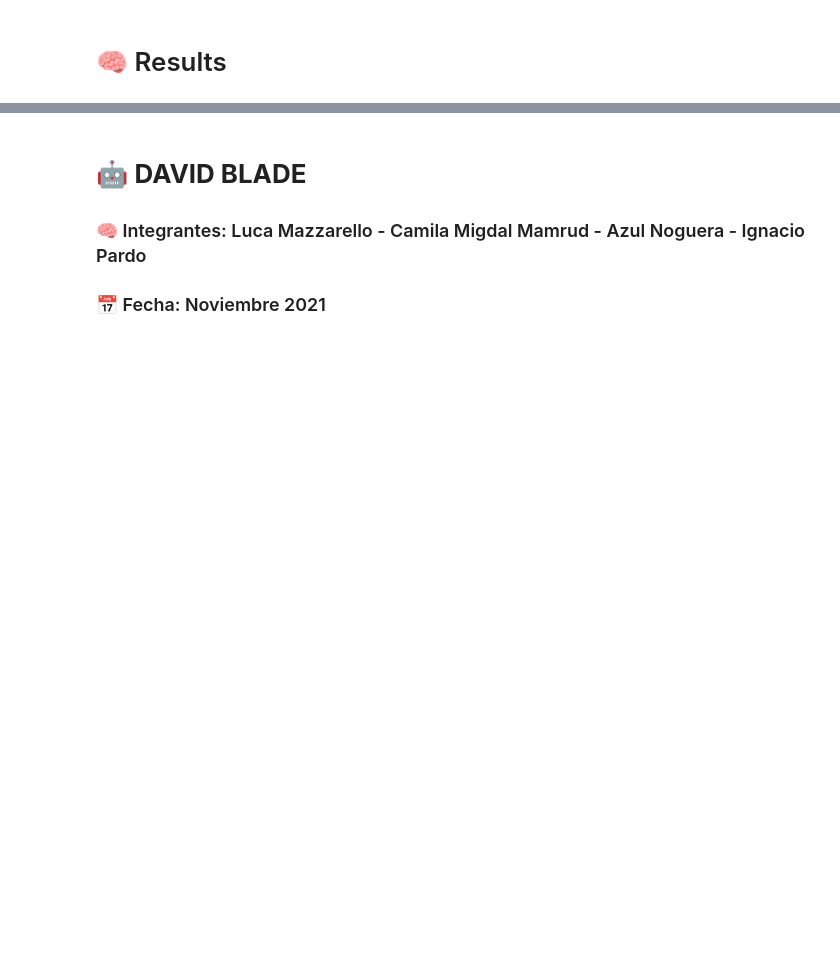
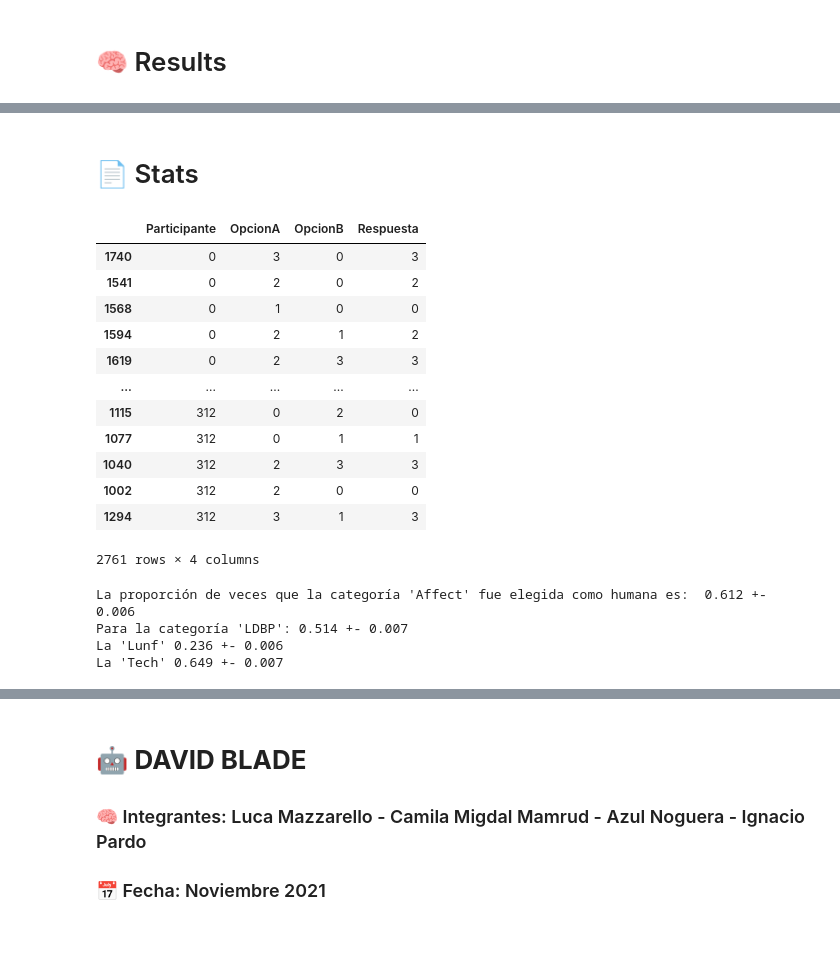
Before and after one commit to IgnacioPardo/DavidBlade, a Jupyter notebook: David_Blade.ipynb, the cells around one changed output, grey strips where cells are left out. Drawn from its saved outputs; the diff is of its cells as text; code cells hidden in the pictures; blank space fills up the shorter version.

```diff
--- a/David_Blade.ipynb
+++ b/David_Blade.ipynb
@@ -413 +411,3 @@ display(Markdown("<br><br>"))
 <br><br>
+# %% [markdown]
+# 📄 Stats
@@ -413,0 +422,52 @@ display(Markdown("<br><br>"))
+# %%
+dataMcCoy
+# %% [output]
+|  | Participante | OpcionA | OpcionB | Respuesta |
+| 1740 | 0 | 3 | 0 | 3 |
+| 1541 | 0 | 2 | 0 | 2 |
+| 1568 | 0 | 1 | 0 | 0 |
+| 1594 | 0 | 2 | 1 | 2 |
+| 1619 | 0 | 2 | 3 | 3 |
+| ... | ... | ... | ... | ... |
+| 1115 | 312 | 0 | 2 | 0 |
+| 1077 | 312 | 0 | 1 | 1 |
+| 1040 | 312 | 2 | 3 | 3 |
+| 1002 | 312 | 2 | 0 | 0 |
+| 1294 | 312 | 3 | 1 | 3 |
+2761 rows × 4 columns
+# %%
+# Sabemos que cada palabra corresponde a una de las 4 posibles categorías
+# Primero me fijo en qué fila (cada una de las preguntas) se incluyó alguna palabra de la categoría 1 (indexCat1),
+# La 2 (indexCat2) y etc.
+indexCat1 = (dataMcCoy["OpcionA"]==0) | (dataMcCoy["OpcionB"]==0) # Se incluyó la categoría 1 en la pregunta (ya sea en la posición A o bien la B)
+indexCat2 = (dataMcCoy["OpcionA"]==1) | (dataMcCoy["OpcionB"]==1)
+indexCat3 = (dataMcCoy["OpcionA"]==2) | (dataMcCoy["OpcionB"]==2)
+indexCat4 = (dataMcCoy["OpcionA"]==3) | (dataMcCoy["OpcionB"]==3)
+#Gracias a los índices puedo filtrar los datos y creo 4 matrices distintas
+cat1 = dataMcCoy[indexCat1] # Esta cuenta con todas las veces que se incluyó una palabra de la categoría 1 en la pregunta
+cat2 = dataMcCoy[indexCat2] # De la categoría 2
+cat3 = dataMcCoy[indexCat3]
+cat4 = dataMcCoy[indexCat4]
+
+#Creo un vector que indica cuántas veces se eligió cada categoría
+#En este caso 'elegir' quiere decir que se consideró como la palabra propuesta por una persona
+countCategories = np.array([np.size(cat1[cat1["Respuesta"]==0]), np.size(cat2[cat2["Respuesta"]==1]),
+                  np.size(cat3[cat3["Respuesta"]==2]), np.size(cat4[cat4["Respuesta"]==3])])
+# Me fijo la cantidad de preguntas en las que se incluyo cada categoria
+sampleSizeCat = np.array([np.size(cat1), np.size(cat2), np.size(cat3), np.size(cat4)])
+
+# Notar que como trabajo con NumPy, en una sola línea estoy realizando las 4 divisiones
+proportionCategories = countCategories/sampleSizeCat
+proportionValues = proportionCategories
+# Calculo el error standar para una proporcion
+sepValues = proportion.std_prop(proportionCategories,sampleSizeCat)
+
+print("La proporción de veces que la categoría '"+labels[0]+"' fue elegida como humana es: ",round(proportionValues[0],3),"+-",round(sepValues[0],3),
+        "\nPara la categoría '"+labels[1]+"':",round(proportionValues[1],3),"+-",round(sepValues[1],3),
+        "\nLa '"+labels[2]+"'",round(proportionValues[2],3),"+-",round(sepValues[2],3),
+        "\nLa '"+labels[3]+"'",round(proportionValues[3],3),"+-",round(sepValues[3],3))
+# %% [output]
+La proporción de veces que la categoría 'Affect' fue elegida como humana es:  0.612 +- 0.006
+Para la categoría 'LDBP': 0.514 +- 0.007
+La 'Lunf' 0.236 +- 0.006
+La 'Tech' 0.649 +- 0.007
```
Also changed, not shown: parts of 12 cells of this notebook.
